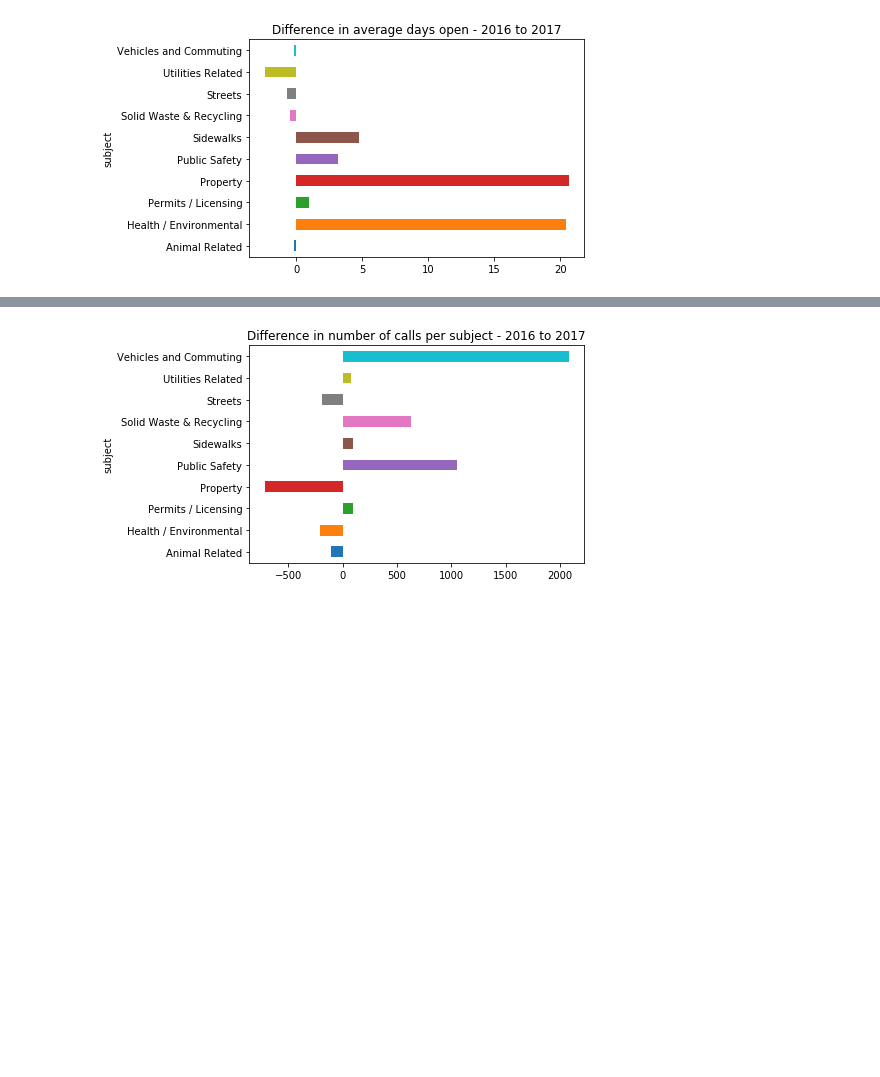
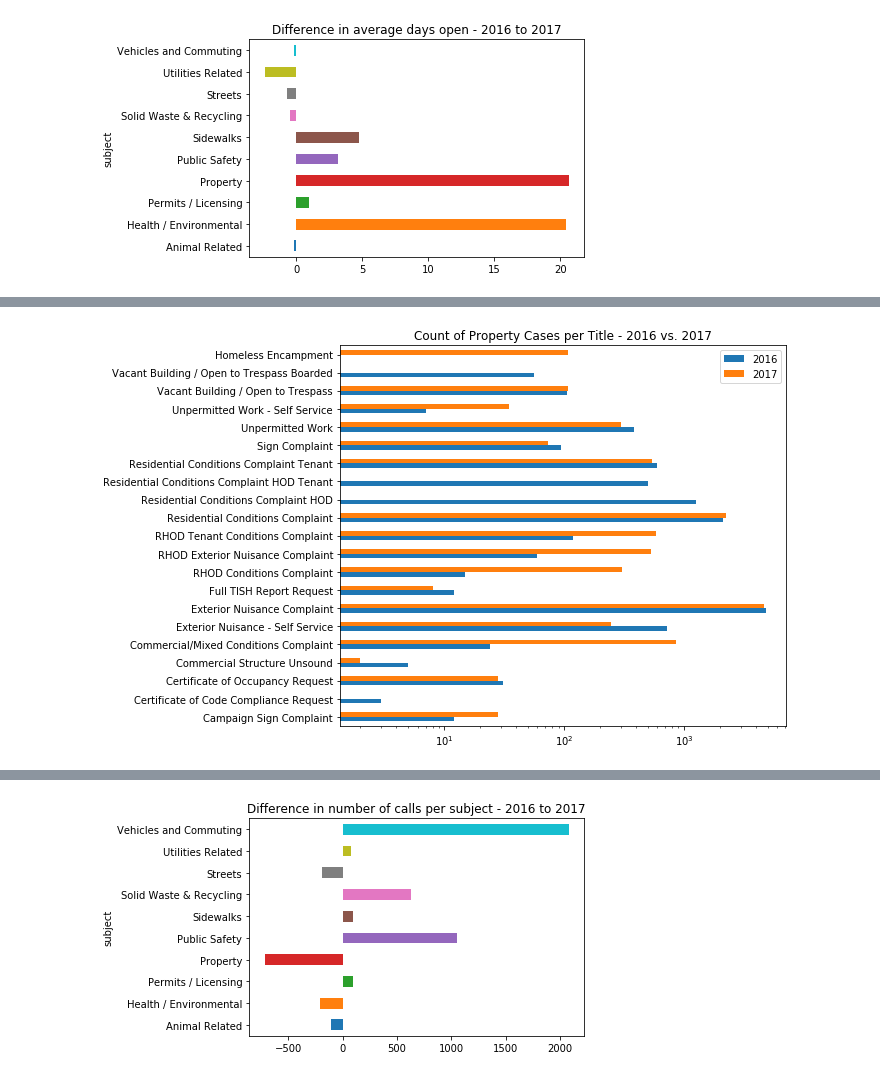
Before and after one commit to lwdee/Springboard, a Jupyter notebook: Capstone/Capstone_1_Data_Wrangling.ipynb, the cells around one changed output, grey strips where cells are left out. Drawn from its saved outputs; the diff is of its cells as text; code cells hidden in the pictures; blank space fills up the shorter version.

```diff
--- a/Capstone/Capstone_1_Data_Wrangling.ipynb
+++ b/Capstone/Capstone_1_Data_Wrangling.ipynb
@@ -803,0 +911,13 @@ plt.show()
+# %%
+prop_title_mean16 = df[df['subject']=='Property'].loc['2016'].groupby('title')['days_open'].mean()
+prop_title_mean17 = df[df['subject']=='Property'].loc['2017'].groupby('title')['days_open'].mean()
+prop_title_count16 = df[df['subject']=='Property'].loc['2016'].groupby('title')['reason'].count()
+prop_title_count17 = df[df['subject']=='Property'].loc['2017'].groupby('title')['reason'].count()
+prop_title_increase =  (prop_title_count17 - prop_title_count16)
+prop_title_1617= pd.concat([prop_title_count16, prop_title_count17], axis=1, sort=False)
+prop_title_1617.columns = ['2016', '2017']
+prop_title_1617.plot(kind = 'barh', title = 'Count of Property Cases per Title - 2016 vs. 2017', figsize = (8,7))
+plt.xscale('log') #View as log scale due to the number of Exterior Nuisance cases.
+plt.show()
+# %% [output]
+[figure, added]
```
Also changed, not shown: parts of 44 cells of this notebook.
